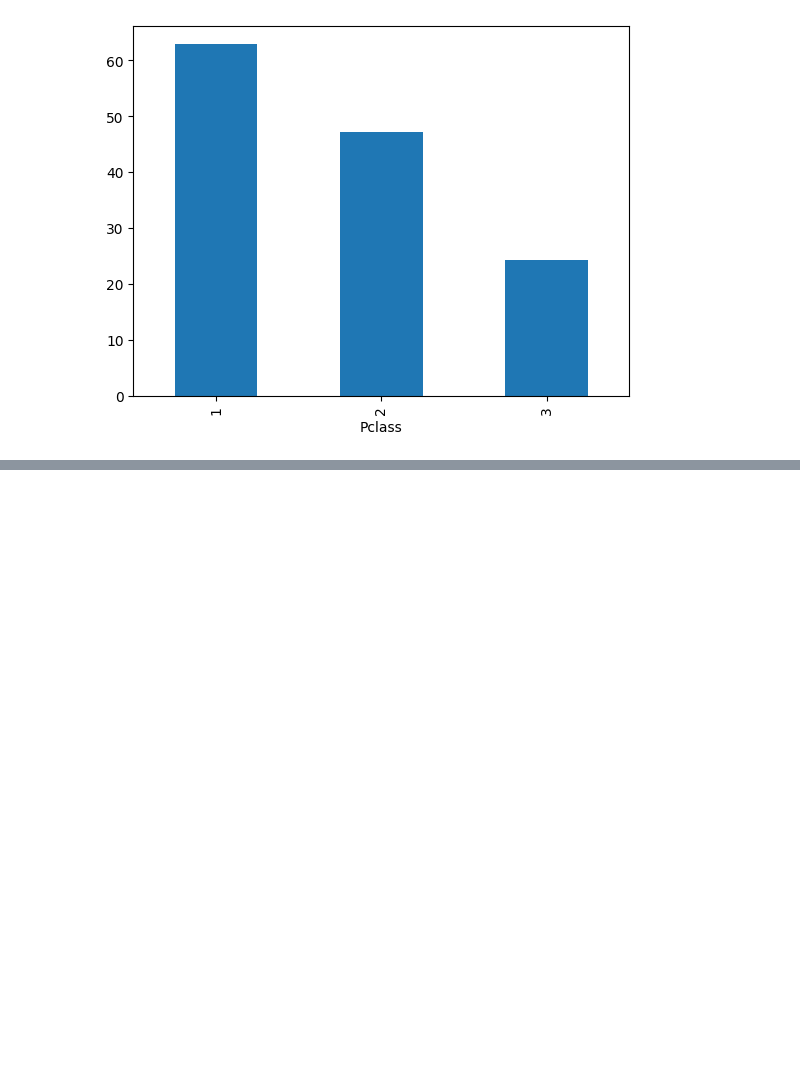
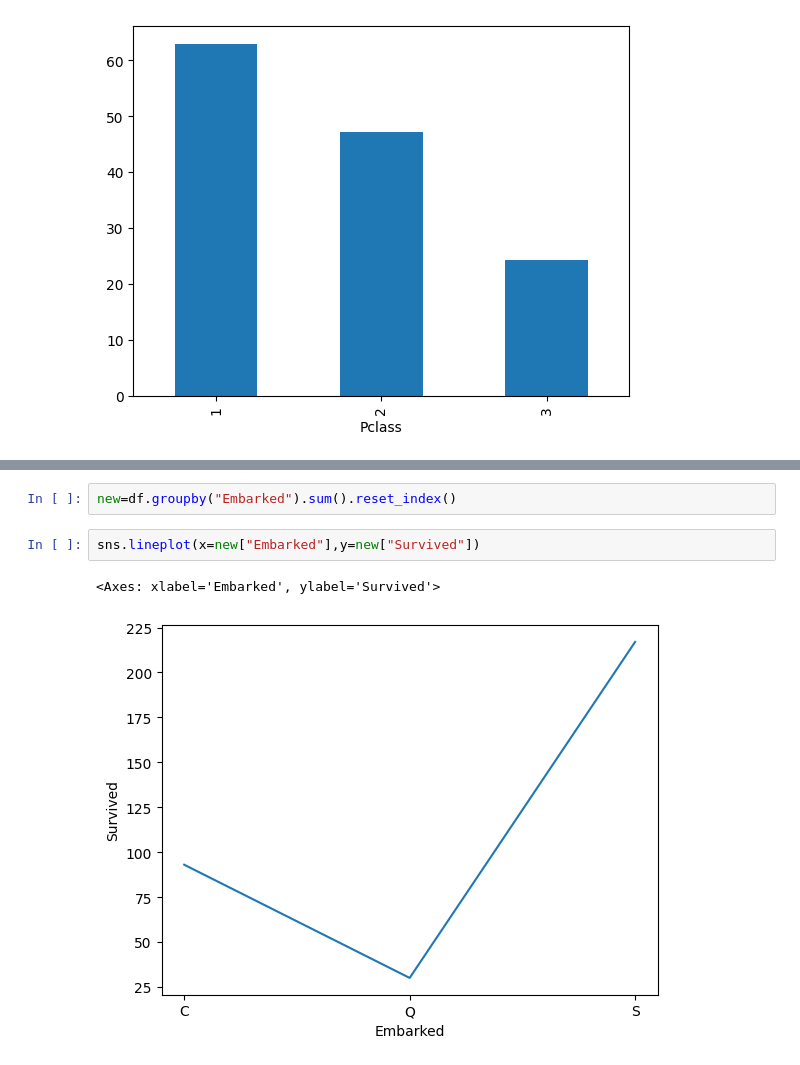
Before and after one commit to Anj2307/ML, a Jupyter notebook: EDA/bivariate.ipynb, the cells around one changed output, grey strips where cells are left out. Cells and saved outputs as stored; diff of their text form; blank space fills up the shorter version.

```diff
--- a/EDA/bivariate.ipynb
+++ b/EDA/bivariate.ipynb
@@ -68,0 +81,7 @@ Name: Survived, dtype: float64
+# %%
+new=df.groupby("Embarked").sum().reset_index()
+# %%
+sns.lineplot(x=new["Embarked"],y=new["Survived"])
+# %% [output]
+<Axes: xlabel='Embarked', ylabel='Survived'>
+[figure, added]
```
Also changed, not shown: parts of 4 cells of this notebook.
